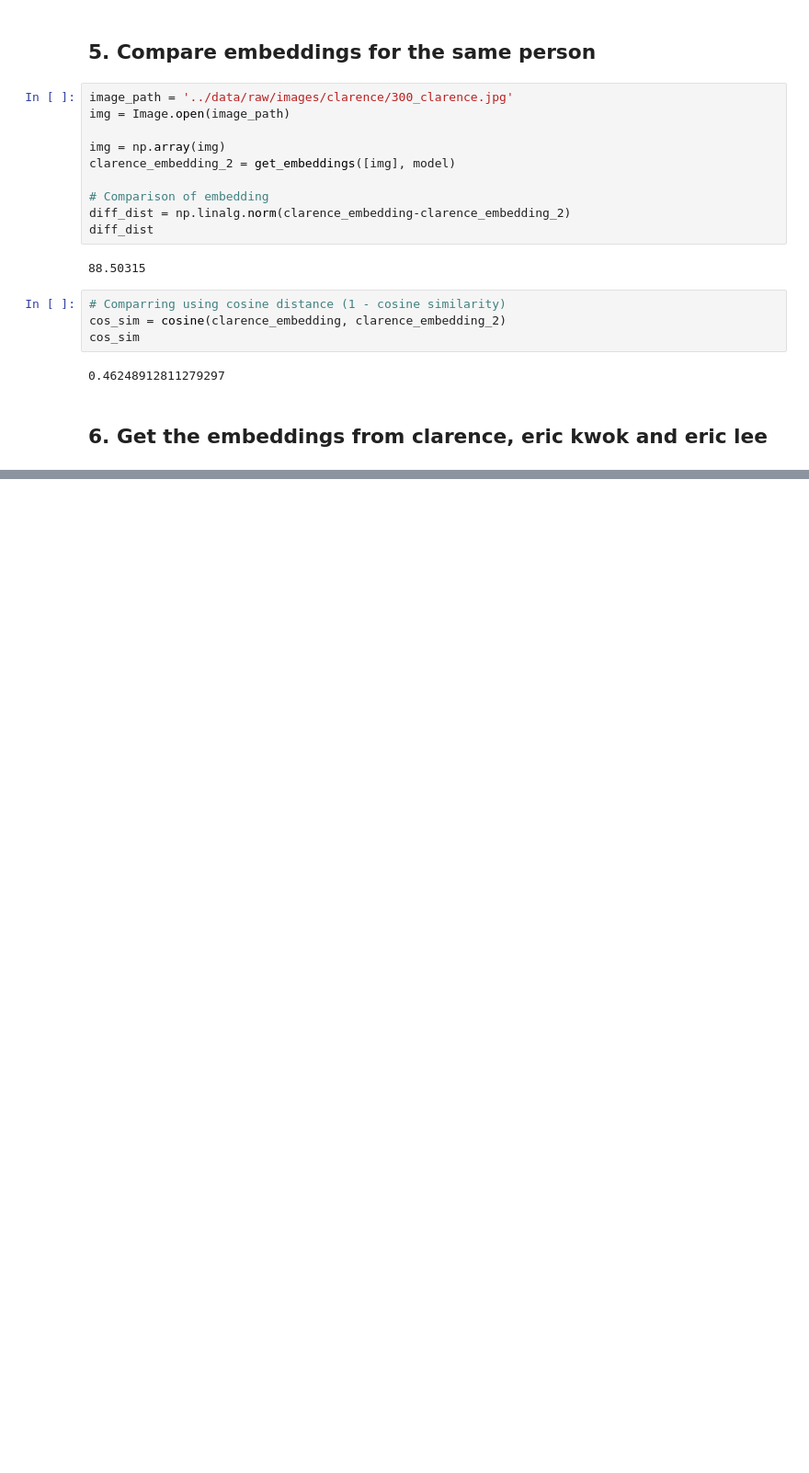
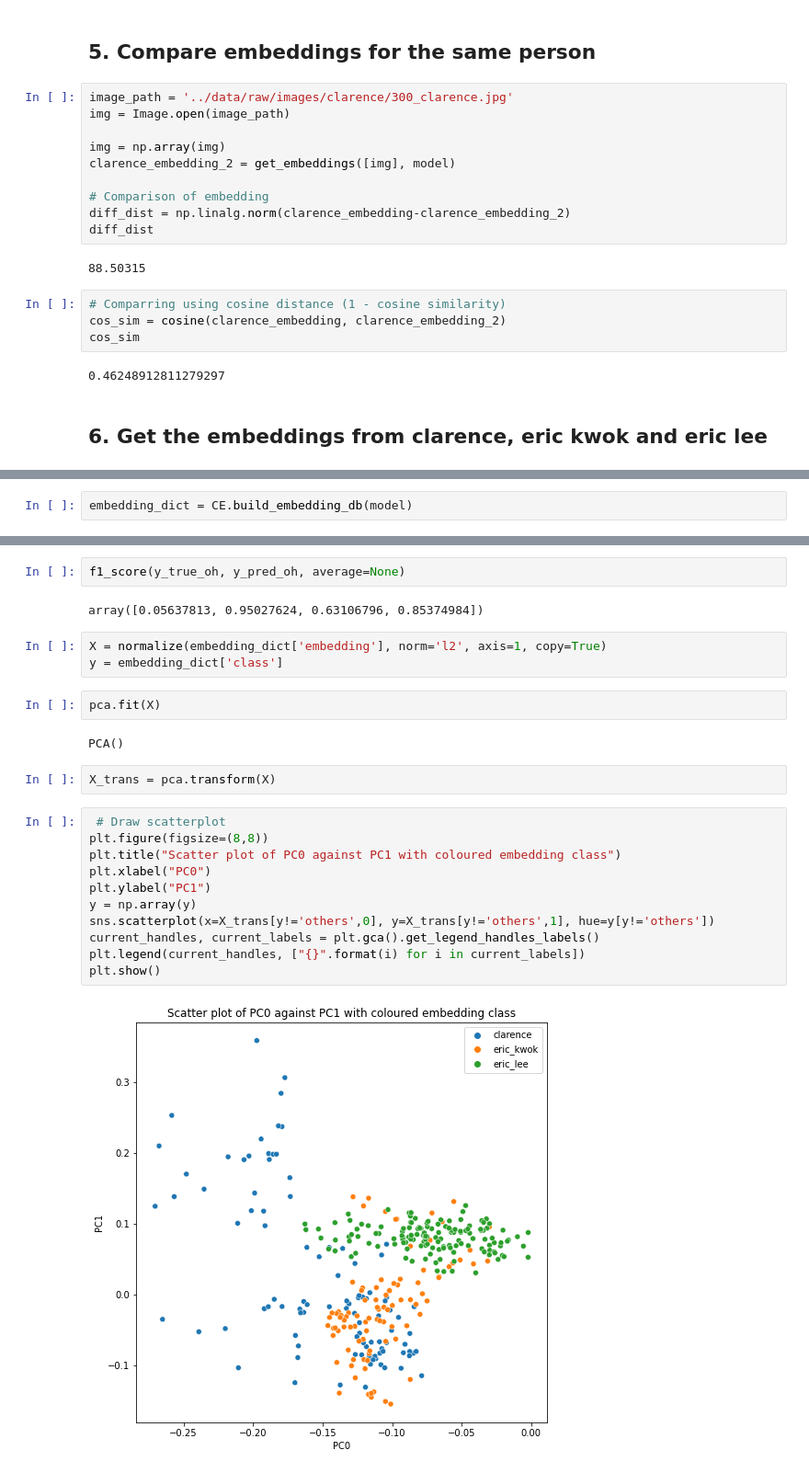
Before and after one commit to eric-kwok-nt/facial_recognition, a Jupyter notebook: notebooks/face_classification.ipynb, the cells around one changed output, grey strips where cells are left out. Shown at 92% size. Cells and saved outputs as stored; diff of their text form; blank space fills up the shorter version.

```diff
--- a/notebooks/face_classification.ipynb
+++ b/notebooks/face_classification.ipynb
@@ -144,0 +194,2 @@ array([[[[164, 171, 177],
+# %%
+embedding_dict = CE.build_embedding_db(model)
@@ -144,0 +216,26 @@ array([[[[164, 171, 177],
+# %%
+f1_score(y_true_oh, y_pred_oh, average=None)
+# %% [output]
+array([0.05637813, 0.95027624, 0.63106796, 0.85374984])
+# %%
+X = normalize(embedding_dict['embedding'], norm='l2', axis=1, copy=True)
+y = embedding_dict['class']
+# %%
+pca.fit(X)
+# %% [output]
+PCA()
+# %%
+X_trans = pca.transform(X)
+# %%
+ # Draw scatterplot
+plt.figure(figsize=(8,8))
+plt.title("Scatter plot of PC0 against PC1 with coloured embedding class")
+plt.xlabel("PC0")
+plt.ylabel("PC1")
+y = np.array(y)
+sns.scatterplot(x=X_trans[y!='others',0], y=X_trans[y!='others',1], hue=y[y!='others'])
+current_handles, current_labels = plt.gca().get_legend_handles_labels()
+plt.legend(current_handles, ["{}".format(i) for i in current_labels])
+plt.show()
+# %% [output]
+[figure, added]
```
Also changed, not shown: parts of 22 cells of this notebook, 5 other files.
